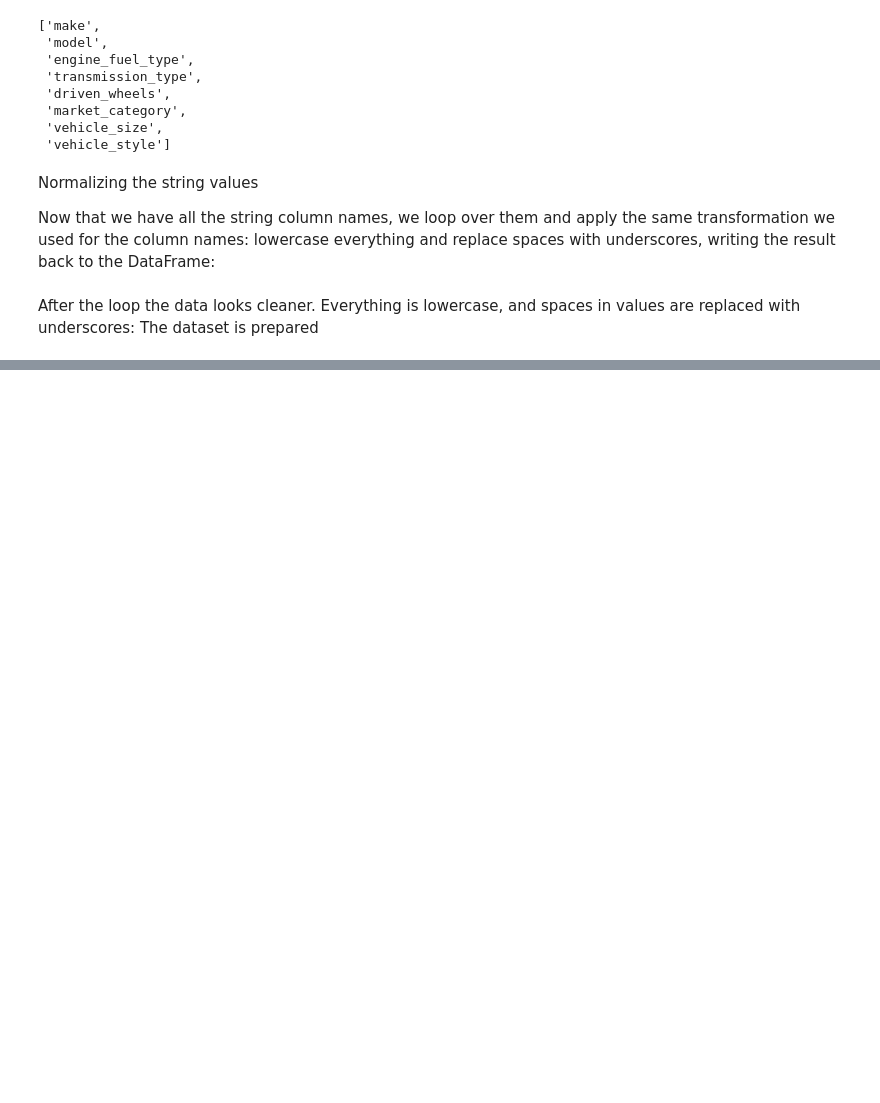
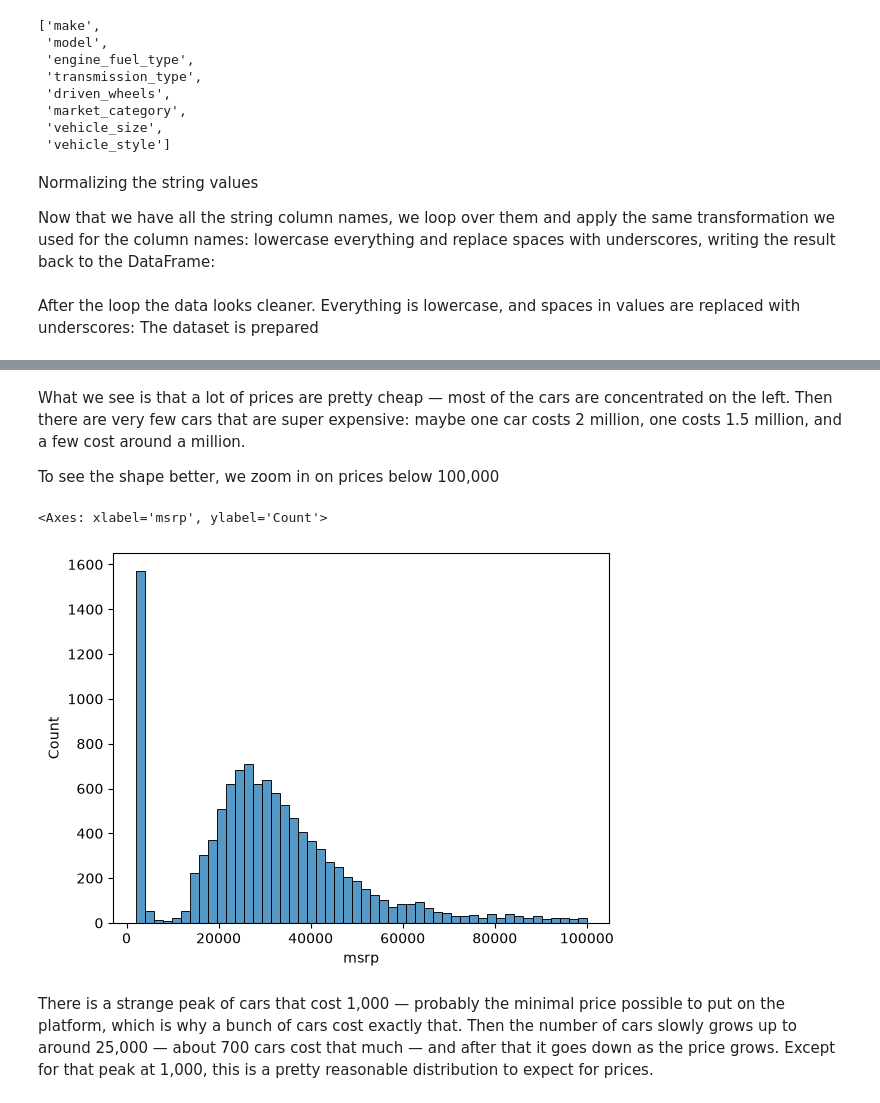
Before and after one commit to ameencode/ml-zoomcamp-course, a Jupyter notebook: regression/car_price_prediction.ipynb, the cells around one changed output, grey strips where cells are left out. Saved outputs shown, nothing was run; the diff lists cells and outputs as text; code cells hidden in the pictures; blank space fills up the shorter version.

```diff
--- a/regression/car_price_prediction.ipynb
+++ b/regression/car_price_prediction.ipynb
@@ -148,0 +201,13 @@ df.sample(5)
+# %% [markdown]
+What we see is that a lot of prices are pretty cheap — most of the cars are concentrated on the left. Then there are very few cars that are super expensive: maybe one car costs 2 million, one costs 1.5 million, and a few cost around a million.
+
+To see the shape better, we zoom in on prices below 100,000
+# %%
+# Checking the distribution of MSRP values
+
+sns.histplot(df.msrp[df.msrp < 100000], bins=50)
+# %% [output]
+<Axes: xlabel='msrp', ylabel='Count'>
+[figure, added]
+# %% [markdown]
+There is a strange peak of cars that cost 1,000 — probably the minimal price possible to put on the platform, which is why a bunch of cars cost exactly that. Then the number of cars slowly grows up to around 25,000 — about 700 cars cost that much — and after that it goes down as the price grows. Except for that peak at 1,000, this is a pretty reasonable distribution to expect for prices.
```
Also changed, not shown: parts of 20 cells of this notebook.
